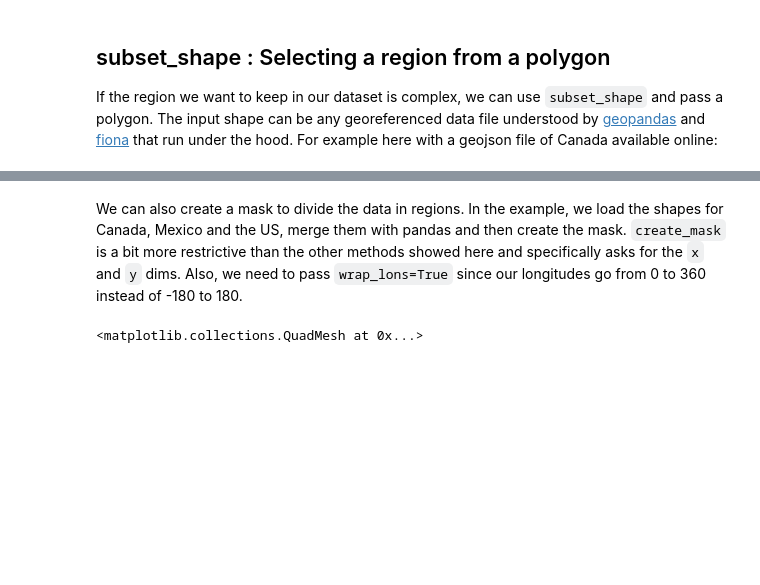
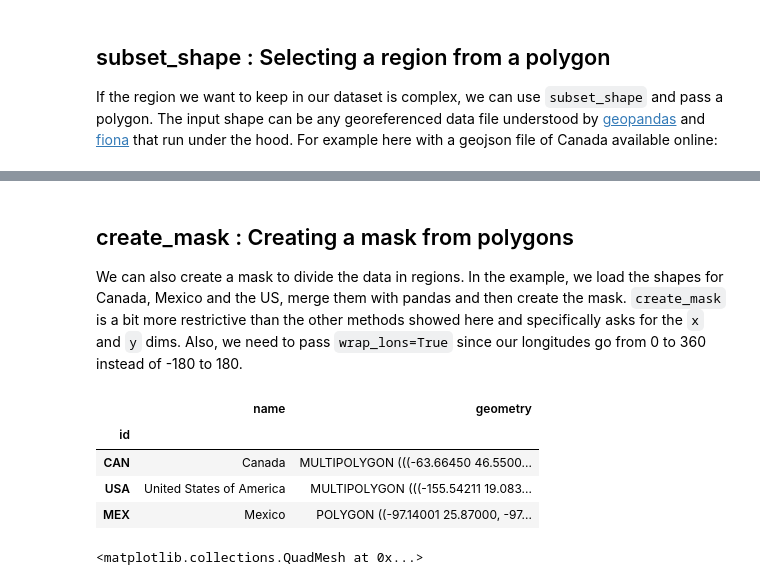
Before and after one commit to roocs/clisops, a Jupyter notebook: notebooks/core_subset.ipynb, the cells around one changed output, grey strips where cells are left out. Drawn from its saved outputs; the diff is of its cells as text; code cells hidden in the pictures; blank space fills up the shorter version.

```diff
--- a/notebooks/core_subset.ipynb
+++ b/notebooks/core_subset.ipynb
@@ -160,14 +160,23 @@ ds_can.air.isel(time=0).plot(ax=axcan)
 <matplotlib.collections.QuadMesh at 0x...>
 [figure]
 # %% [markdown]
+## create_mask : Creating a mask from polygons
+
 We can also create a mask to divide the data in regions. In the example, we load the shapes for Canada, Mexico and the US, merge them with pandas and then create the mask. `create_mask` is a bit more restrictive than the other methods showed here and specifically asks for the `x` and `y` dims. Also, we need to pass `wrap_lons=True` since our longitudes go from 0 to 360 instead of -180 to 180.
 # %%
 import pandas as pd
 import geopandas as gpd
 can = gpd.read_file('https://raw.githubusercontent.com/johan/world.geo.json/master/countries/CAN.geo.json')
 usa = gpd.read_file('https://raw.githubusercontent.com/johan/world.geo.json/master/countries/USA.geo.json')
 mex = gpd.read_file('https://raw.githubusercontent.com/johan/world.geo.json/master/countries/MEX.geo.json')
-northam = pd.concat([can, usa, mex]).reset_index()
+northam = pd.concat([can, usa, mex]).set_index('id')
+northam
+# %% [output]
+|  | name | geometry |
+| id |  |  |
+| CAN | Canada | MULTIPOLYGON (((-63.66450 46.5500... |
+| USA | United States of America | MULTIPOLYGON (((-155.54211 19.083... |
+| MEX | Mexico | POLYGON ((-97.14001 25.87000, -97... |
 # %%
 mask = subset.create_mask(x_dim=ds.lon, y_dim=ds.lat, poly=northam, wrap_lons=True)
 # %%
```
Also changed, not shown: parts of 5 cells of this notebook, 7 other files.
